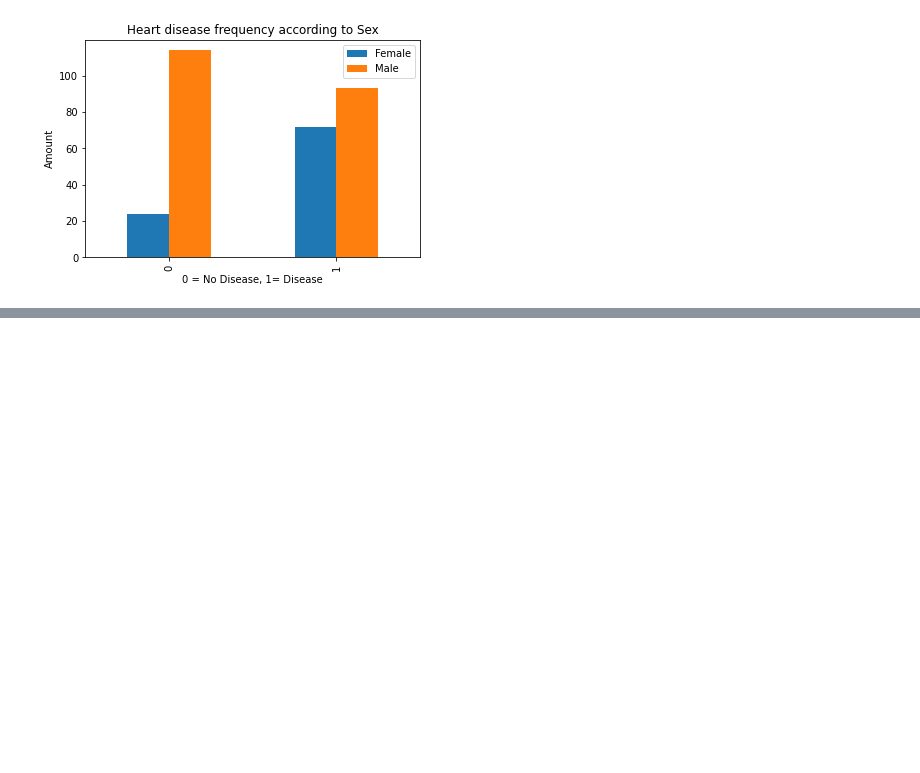
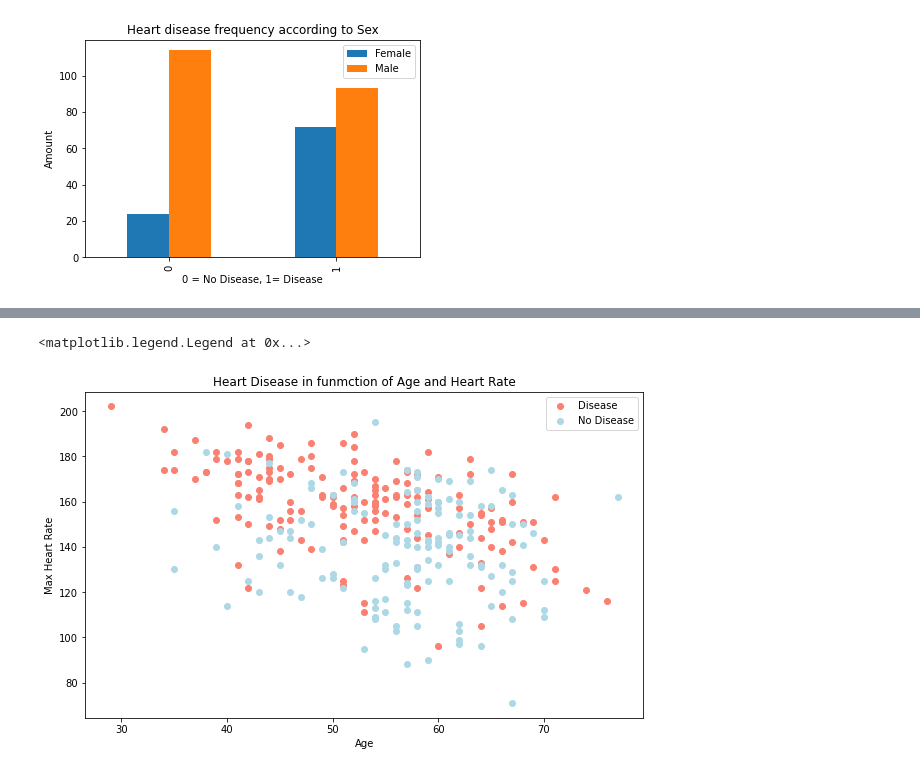
Before and after one commit to Lordpritish/ML-heart-disease-project, a Jupyter notebook: end-to-end-heart-disease-classification.ipynb, the cells around one changed output, grey strips where cells are left out. Drawn from its saved outputs; the diff is of its cells as text; code cells hidden in the pictures; blank space fills up the shorter version.

```diff
--- a/end-to-end-heart-disease-classification.ipynb
+++ b/end-to-end-heart-disease-classification.ipynb
@@ -219,0 +236,17 @@ plt.
+# %%
+# Create another figure
+plt.figure(figsize=(10,6))
+
+# Scatter with postitive examples
+plt.scatter(df.age[df.target == 1],df.thalach[df.target==1],c="salmon")
+
+# Scatter with negative examples
+plt.scatter(df.age[df.target == 0],df.thalach[df.target==0],c="lightblue")
+
+plt.title("Heart Disease in funmction of Age and Heart Rate")
+plt.xlabel("Age")
+plt.ylabel("Max Heart Rate")
+plt.legend(["Disease","No Disease"])
+# %% [output]
+<matplotlib.legend.Legend at 0x...>
+[figure, added]
```
Also changed, not shown: parts of 55 cells of this notebook, 22 other files.
